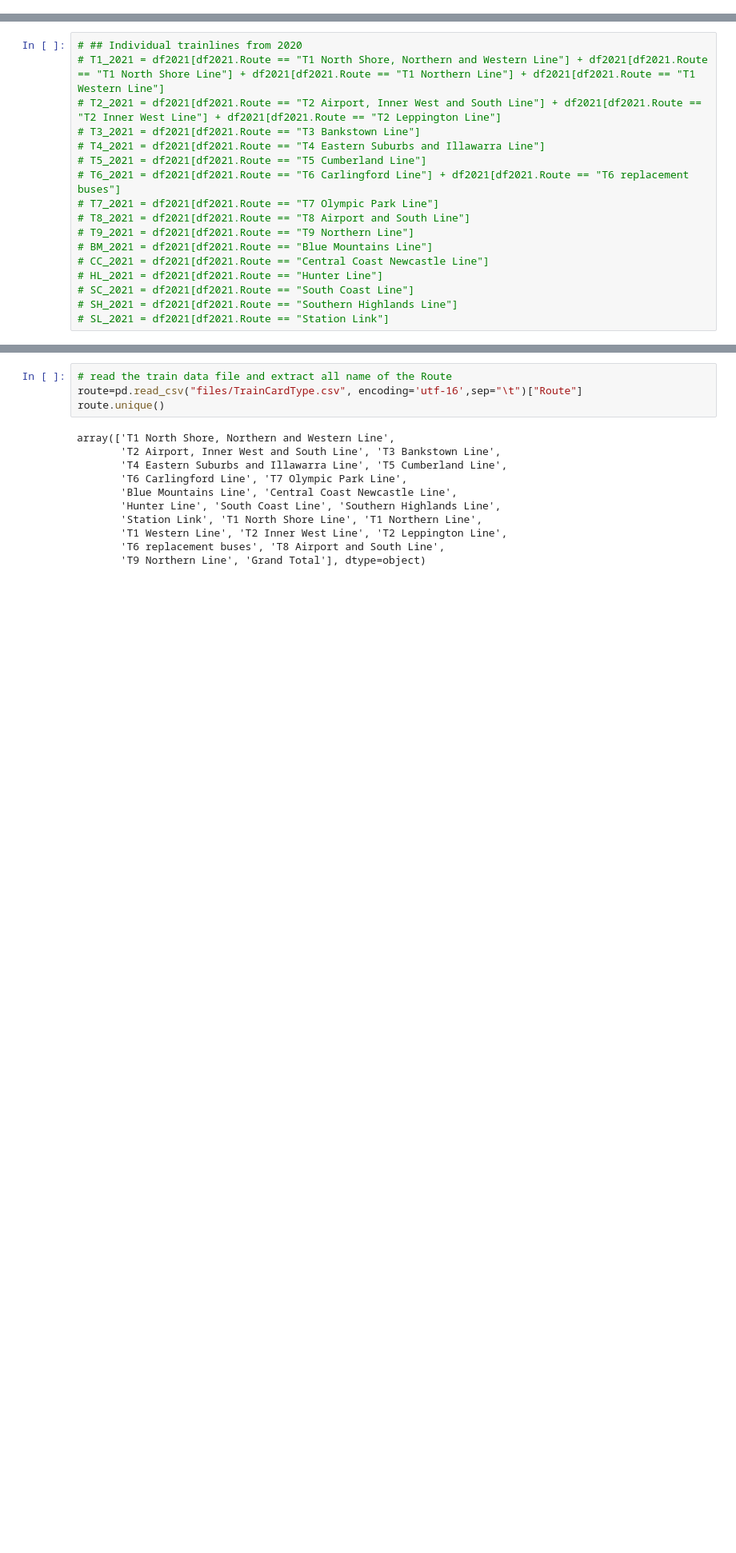
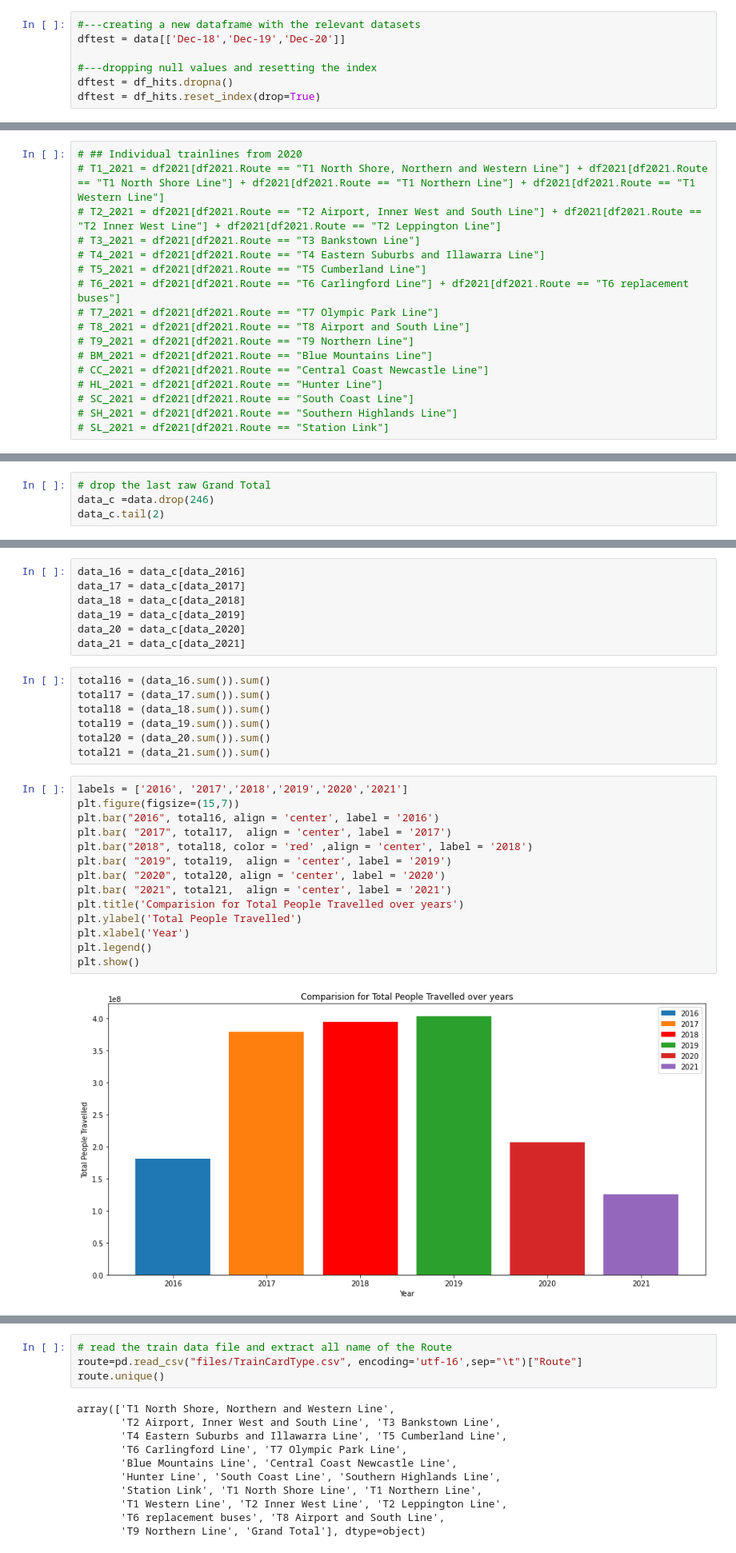
Before and after one commit to lionscanroar/Transport-Analysis, a Jupyter notebook: Project Main .ipynb, the cells around one changed output, grey strips where cells are left out. Shown at 80% size. Cells and saved outputs as stored; diff of their text form; blank space fills up the shorter version.

```diff
--- a/Project Main .ipynb
+++ b/Project Main .ipynb
@@ -450,0 +453,7 @@ data['Dec-19'].max()
+# %%
+#---creating a new dataframe with the relevant datasets
+dftest = data[['Dec-18','Dec-19','Dec-20']]
+
+#---dropping null values and resetting the index
+dftest = df_hits.dropna()
+dftest = df_hits.reset_index(drop=True)
@@ -552,0 +629,4 @@ data['Dec-19'].max()
+# %%
+# drop the last raw Grand Total
+data_c =data.drop(246)
+data_c.tail(2)
@@ -552,0 +713,30 @@ data['Dec-19'].max()
+# %%
+data_16 = data_c[data_2016]
+data_17 = data_c[data_2017]
+data_18 = data_c[data_2018]
+data_19 = data_c[data_2019]
+data_20 = data_c[data_2020]
+data_21 = data_c[data_2021]
+# %%
+total16 = (data_16.sum()).sum()
+total17 = (data_17.sum()).sum()
+total18 = (data_18.sum()).sum()
+total19 = (data_19.sum()).sum()
+total20 = (data_20.sum()).sum()
+total21 = (data_21.sum()).sum()
+# %%
+labels = ['2016', '2017','2018','2019','2020','2021']
+plt.figure(figsize=(15,7))
+plt.bar("2016", total16, align = 'center', label = '2016')
+plt.bar( "2017", total17,  align = 'center', label = '2017')
+plt.bar("2018", total18, color = 'red' ,align = 'center', label = '2018')
+plt.bar( "2019", total19,  align = 'center', label = '2019')
+plt.bar( "2020", total20, align = 'center', label = '2020')
+plt.bar( "2021", total21,  align = 'center', label = '2021')
+plt.title('Comparision for Total People Travelled over years')
+plt.ylabel('Total People Travelled')
+plt.xlabel('Year')
+plt.legend()
+plt.show()
+# %% [output]
+[figure, added]
```
Also changed, not shown: parts of 47 cells of this notebook.
